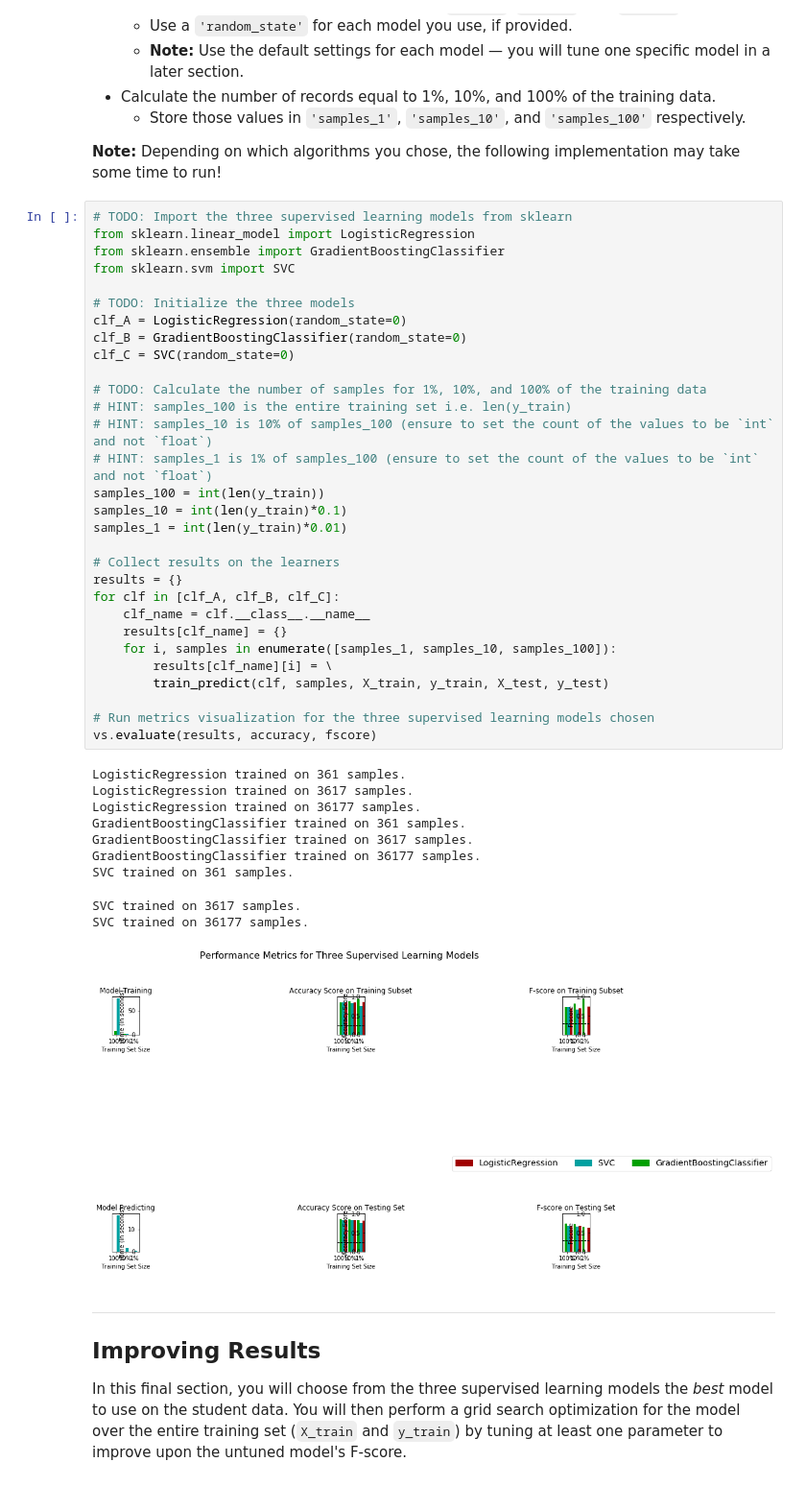
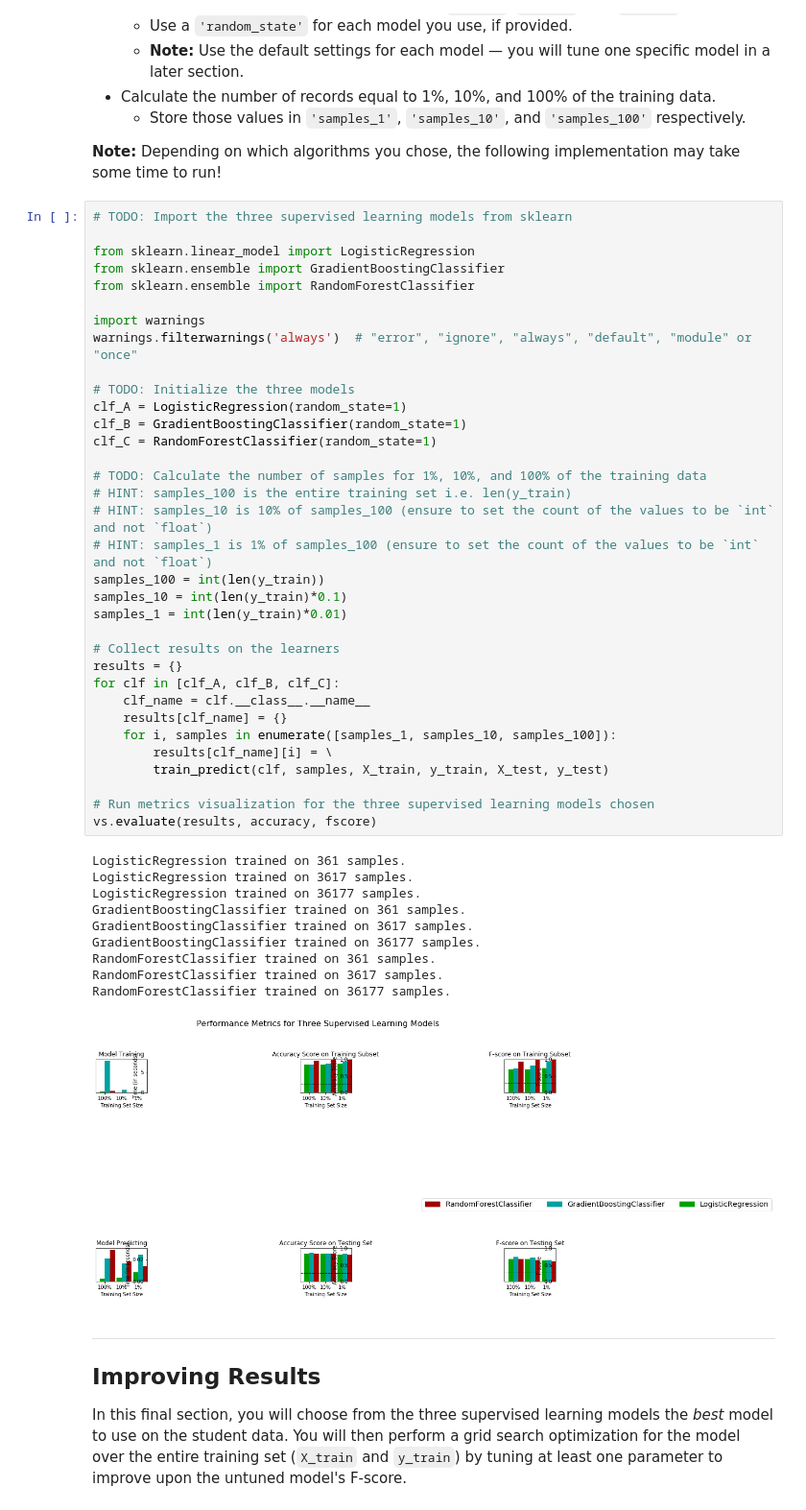
Before and after one commit to RAGOpoR/machine-learning, a Jupyter notebook: projects/finding_donors/finding_donors.ipynb, the cells around one changed output. Shown at 96% size. Cells and saved outputs as stored; diff of their text form.

```diff
--- a/projects/finding_donors/finding_donors.ipynb
+++ b/projects/finding_donors/finding_donors.ipynb
@@ -402,45 +401,49 @@ In the code cell, you will need to implement the following:
 **Note:** Depending on which algorithms you chose, the following implementation may take some time to run!
 # %%
 # TODO: Import the three supervised learning models from sklearn
+
 from sklearn.linear_model import LogisticRegression
 from sklearn.ensemble import GradientBoostingClassifier
-from sklearn.svm import SVC
+from sklearn.ensemble import RandomForestClassifier
+
+import warnings
+warnings.filterwarnings('always')  # "error", "ignore", "always", "default", "module" or "once"
 
 # TODO: Initialize the three models
-clf_A = LogisticRegression(random_state=0)
-clf_B = GradientBoostingClassifier(random_state=0)
-clf_C = SVC(random_state=0)
+clf_A = LogisticRegression(random_state=1)
+clf_B = GradientBoostingClassifier(random_state=1)
+clf_C = RandomForestClassifier(random_state=1)
 
 # TODO: Calculate the number of samples for 1%, 10%, and 100% of the training data
 # HINT: samples_100 is the entire training set i.e. len(y_train)
 # HINT: samples_10 is 10% of samples_100 (ensure to set the count of the values to be `int` and not `float`)
 # HINT: samples_1 is 1% of samples_100 (ensure to set the count of the values to be `int` and not `float`)
 samples_100 = int(len(y_train))
 samples_10 = int(len(y_train)*0.1)
 samples_1 = int(len(y_train)*0.01)
 
 # Collect results on the learners
 results = {}
 for clf in [clf_A, clf_B, clf_C]:
     clf_name = clf.__class__.__name__
     results[clf_name] = {}
     for i, samples in enumerate([samples_1, samples_10, samples_100]):
         results[clf_name][i] = \
         train_predict(clf, samples, X_train, y_train, X_test, y_test)
 
 # Run metrics visualization for the three supervised learning models chosen
 vs.evaluate(results, accuracy, fscore)
 # %% [output]
 LogisticRegression trained on 361 samples.
 LogisticRegression trained on 3617 samples.
 LogisticRegression trained on 36177 samples.
 GradientBoostingClassifier trained on 361 samples.
 GradientBoostingClassifier trained on 3617 samples.
 GradientBoostingClassifier trained on 36177 samples.
-SVC trained on 361 samples.
+RandomForestClassifier trained on 361 samples.
+RandomForestClassifier trained on 3617 samples.
+RandomForestClassifier trained on 36177 samples.
-SVC trained on 3617 samples.
-SVC trained on 36177 samples.
-[figure, old version]
+[figure, new version]
 # %% [markdown]
 ----
 ## Improving Results
```
Also changed, not shown: parts of 7 cells of this notebook.
